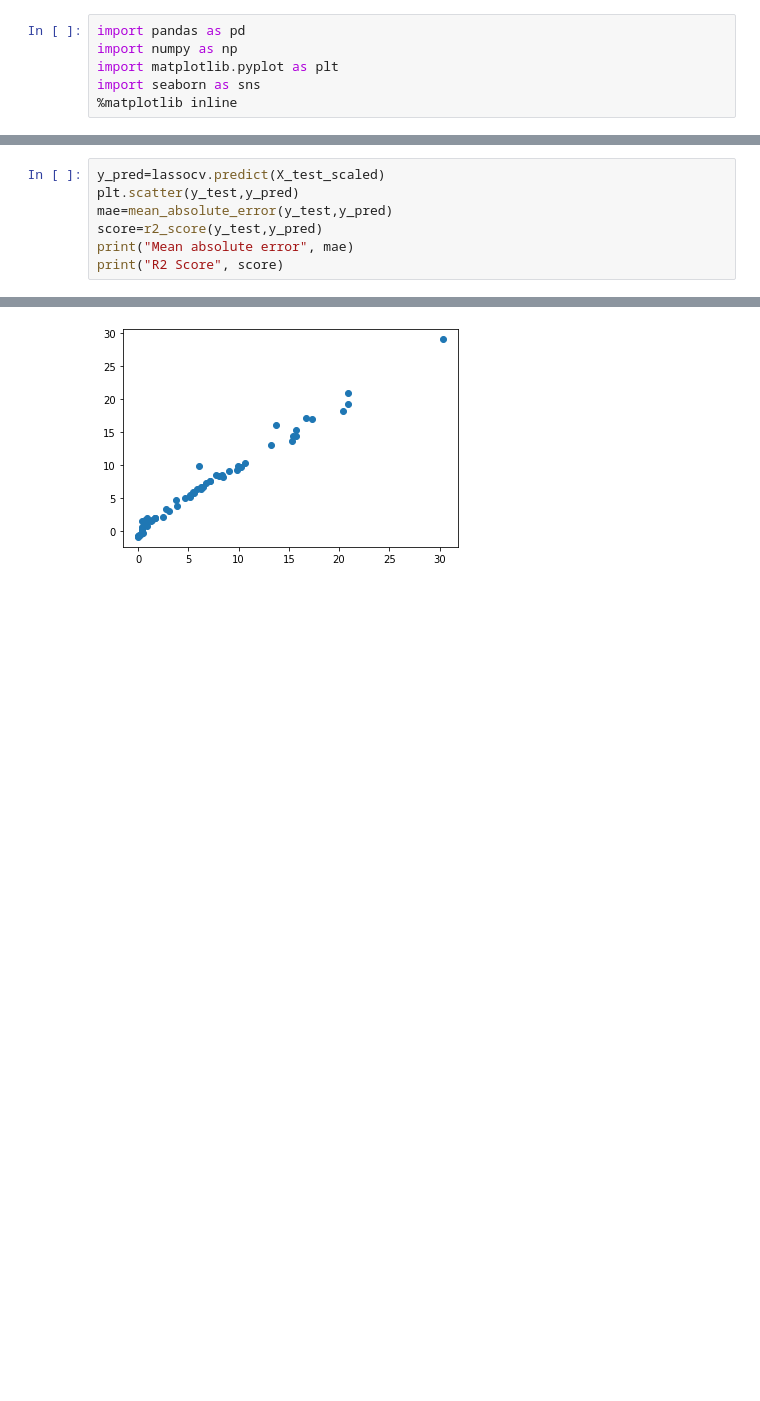
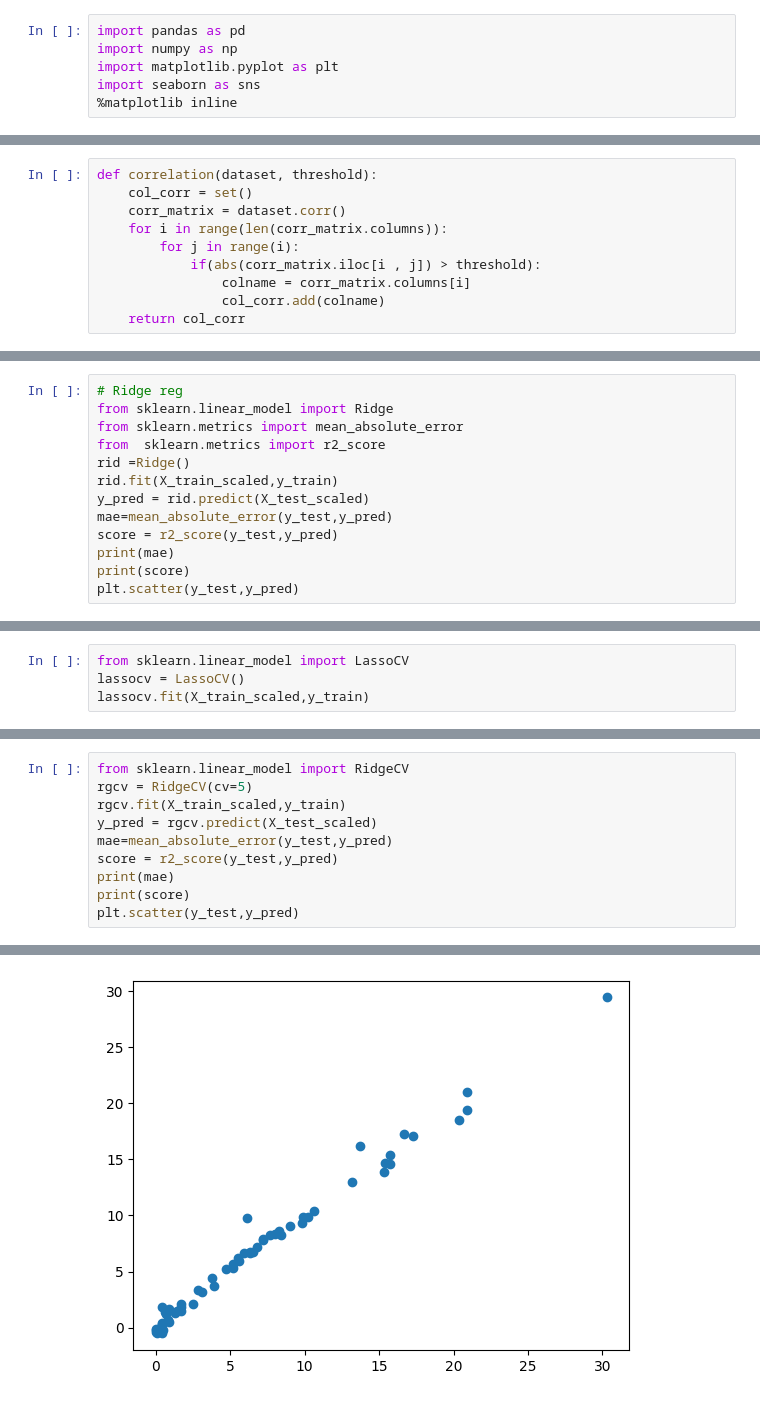
Before and after one commit to prabandh05/ML-models, a Jupyter notebook: Ridge Lassso Elastic Regression Practicals/Model Training.ipynb, the cells around one changed output, grey strips where cells are left out. Saved outputs shown, nothing was run; the diff lists cells and outputs as text; blank space fills up the shorter version.

Commit message:
Ridge Lasso and elasticnet

```diff
--- a/Ridge Lassso Elastic Regression Practicals/Model Training.ipynb
+++ b/Ridge Lassso Elastic Regression Practicals/Model Training.ipynb
@@ -235,0 +85,10 @@ lassocv.alpha_
+# %%
+def correlation(dataset, threshold):
+    col_corr = set()
+    corr_matrix = dataset.corr()
+    for i in range(len(corr_matrix.columns)):
+        for j in range(i):
+            if(abs(corr_matrix.iloc[i , j]) > threshold):
+                colname = corr_matrix.columns[i]
+                col_corr.add(colname)
+    return col_corr
@@ -235,0 +147,13 @@ lassocv.alpha_
+# %%
+# Ridge reg
+from sklearn.linear_model import Ridge
+from sklearn.metrics import mean_absolute_error
+from  sklearn.metrics import r2_score
+rid =Ridge()
+rid.fit(X_train_scaled,y_train)
+y_pred = rid.predict(X_test_scaled)
+mae=mean_absolute_error(y_test,y_pred)
+score = r2_score(y_test,y_pred)
+print(mae)
+print(score)
+plt.scatter(y_test,y_pred)
@@ -235,0 +186,4 @@ lassocv.alpha_
+# %%
+from sklearn.linear_model import LassoCV
+lassocv = LassoCV()
+lassocv.fit(X_train_scaled,y_train)
@@ -276,8 +242,11 @@ array([[53.64536329, 65.39074075, 54.89628985, 77.90299066, 39.38236846],
 # %%
-y_pred=lassocv.predict(X_test_scaled)
+from sklearn.linear_model import RidgeCV
+rgcv = RidgeCV(cv=5)
+rgcv.fit(X_train_scaled,y_train)
+y_pred = rgcv.predict(X_test_scaled)
+mae=mean_absolute_error(y_test,y_pred)
+score = r2_score(y_test,y_pred)
+print(mae)
+print(score)
 plt.scatter(y_test,y_pred)
-mae=mean_absolute_error(y_test,y_pred)
-score=r2_score(y_test,y_pred)
-print("Mean absolute error", mae)
-print("R2 Score", score)
 # %% [output]
@@ -286 +256 @@ R2 Score 0.9820946715928275
-[figure, old version]
+[figure, new version]
```
Also changed, not shown: parts of 65 cells of this notebook, 1 other file.
